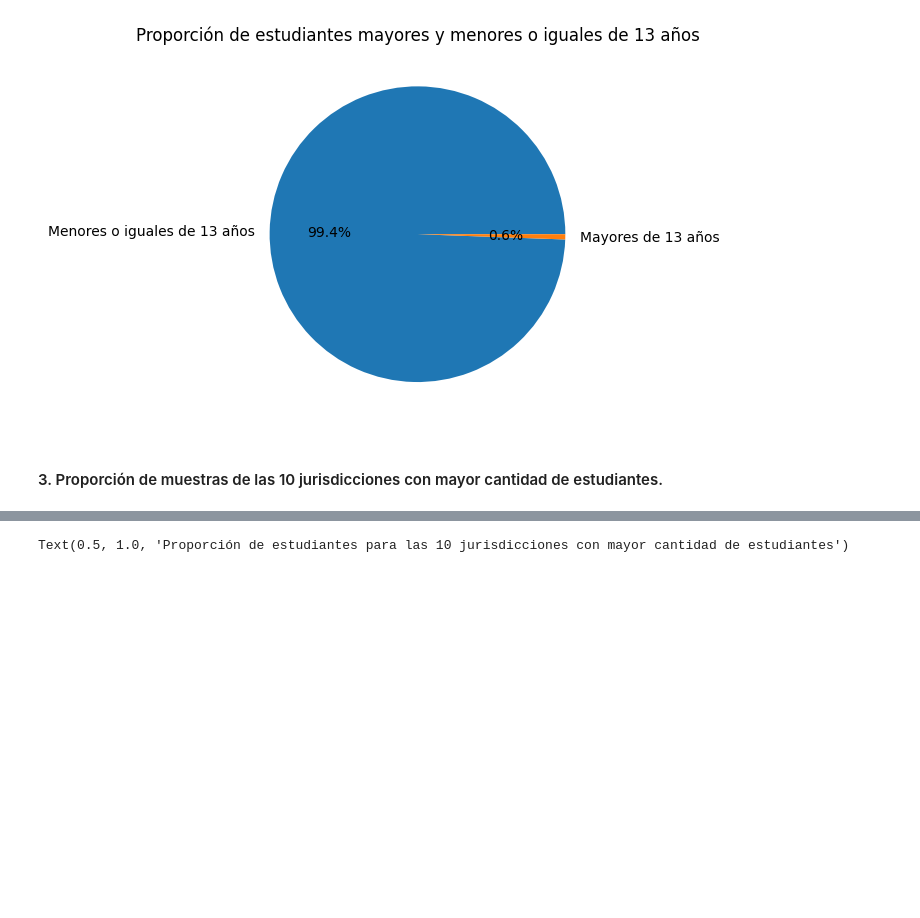
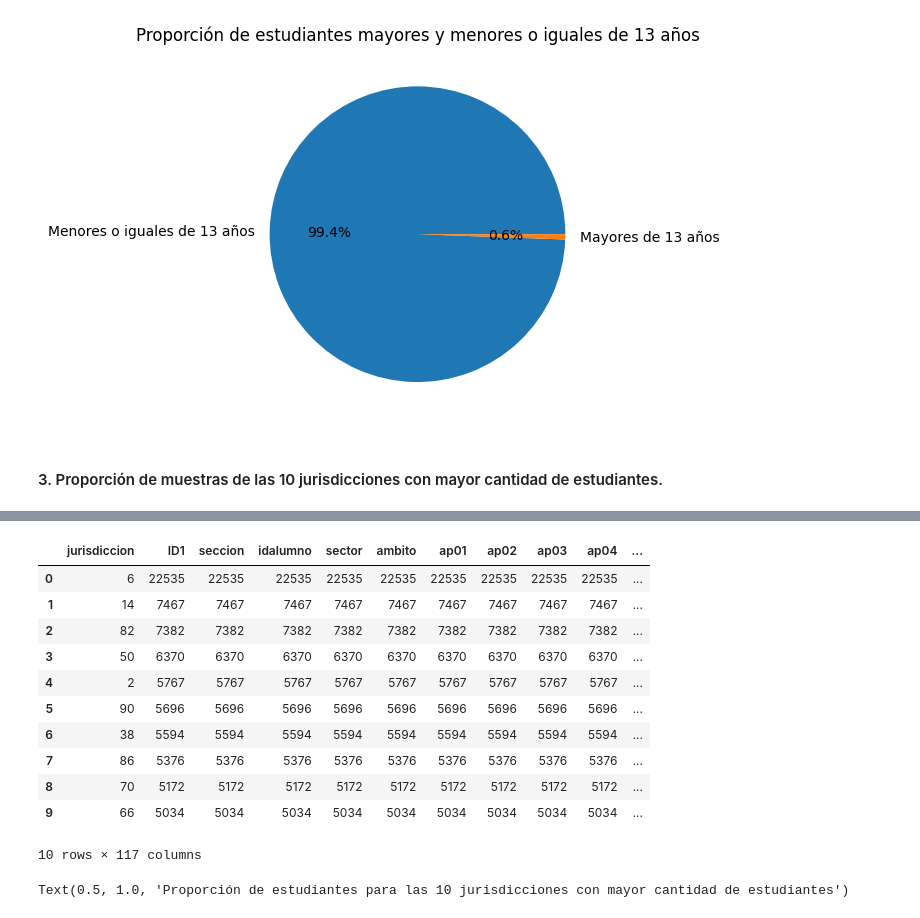
Before and after one commit to alerodriguez01/tp1-cs-datos, a Jupyter notebook: tp1-cs-datos.ipynb, the cells around one changed output, grey strips where cells are left out. Drawn from its saved outputs; the diff is of its cells as text; code cells hidden in the pictures; blank space fills up the shorter version.

```diff
--- a/tp1-cs-datos.ipynb
+++ b/tp1-cs-datos.ipynb
@@ -140,9 +172,25 @@ array([ 2,  6, 10, 14, 18, 22, 26, 30, 34, 38, 42, 46, 50, 54, 58, 62, 66,
 # %%
-# Agrupar los registros por jurisdiccion, contar la cantidad de registros de cada una, ordenar los valores por la columna idalumno (aunque podrian usarse otros atributos), y quedarse con los 10 primeros
+# Ordenar los valores por la columna 'idalumno' (aunque podrian usarse otros atributos), y quedarse con los 10 primeros
 cant_jurisdicciones = 10
-juridiscciones_con_mas_estudiantes = df_estudiantes.groupby("jurisdiccion").count().sort_values("idalumno", ascending = False).iloc[:cant_jurisdicciones]
+juridiscciones_con_mas_estudiantes = jurisdicciones_agrupadas.sort_values("idalumno", ascending = False).iloc[:cant_jurisdicciones]
+
 # Agregar un nuevo indice para que jurisdiccion no se utilizado como indice
 juridiscciones_con_mas_estudiantes.reset_index(inplace = True)
+
+juridiscciones_con_mas_estudiantes
+# %% [output]
+|  | jurisdiccion | ID1 | seccion | idalumno | sector | ambito | ap01 | ap02 | ap03 | ap04 | ... |
+| 0 | 6 | 22535 | 22535 | 22535 | 22535 | 22535 | 22535 | 22535 | 22535 | 22535 | ... |
+| 1 | 14 | 7467 | 7467 | 7467 | 7467 | 7467 | 7467 | 7467 | 7467 | 7467 | ... |
+| 2 | 82 | 7382 | 7382 | 7382 | 7382 | 7382 | 7382 | 7382 | 7382 | 7382 | ... |
+| 3 | 50 | 6370 | 6370 | 6370 | 6370 | 6370 | 6370 | 6370 | 6370 | 6370 | ... |
+| 4 | 2 | 5767 | 5767 | 5767 | 5767 | 5767 | 5767 | 5767 | 5767 | 5767 | ... |
+| 5 | 90 | 5696 | 5696 | 5696 | 5696 | 5696 | 5696 | 5696 | 5696 | 5696 | ... |
+| 6 | 38 | 5594 | 5594 | 5594 | 5594 | 5594 | 5594 | 5594 | 5594 | 5594 | ... |
+| 7 | 86 | 5376 | 5376 | 5376 | 5376 | 5376 | 5376 | 5376 | 5376 | 5376 | ... |
+| 8 | 70 | 5172 | 5172 | 5172 | 5172 | 5172 | 5172 | 5172 | 5172 | 5172 | ... |
+| 9 | 66 | 5034 | 5034 | 5034 | 5034 | 5034 | 5034 | 5034 | 5034 | 5034 | ... |
+10 rows × 117 columns
 # %%
 fig, ax = plt.subplots()
 
```
Also changed, not shown: parts of 10 cells of this notebook.
